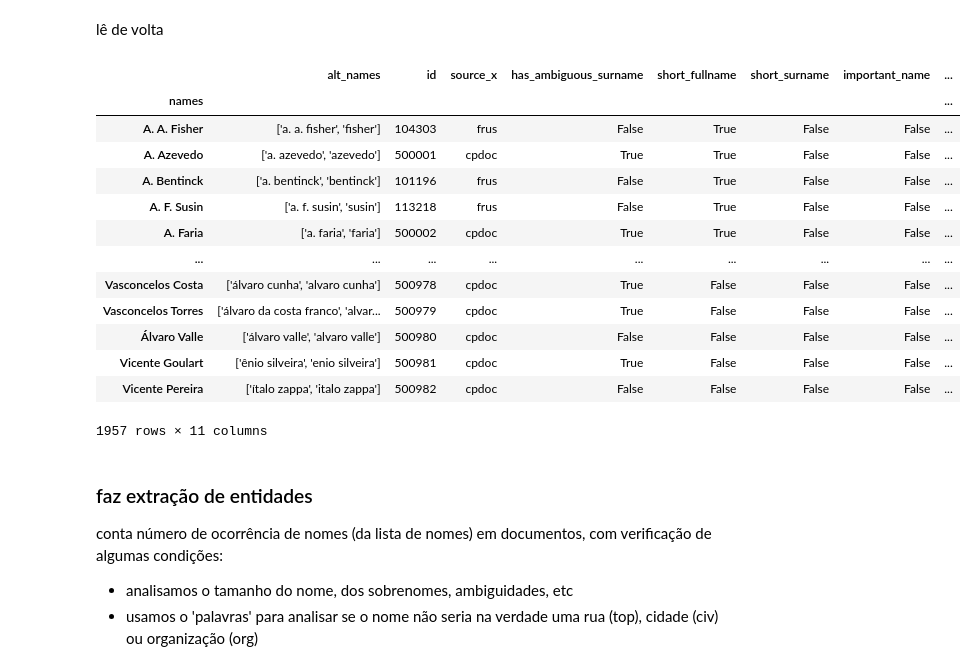
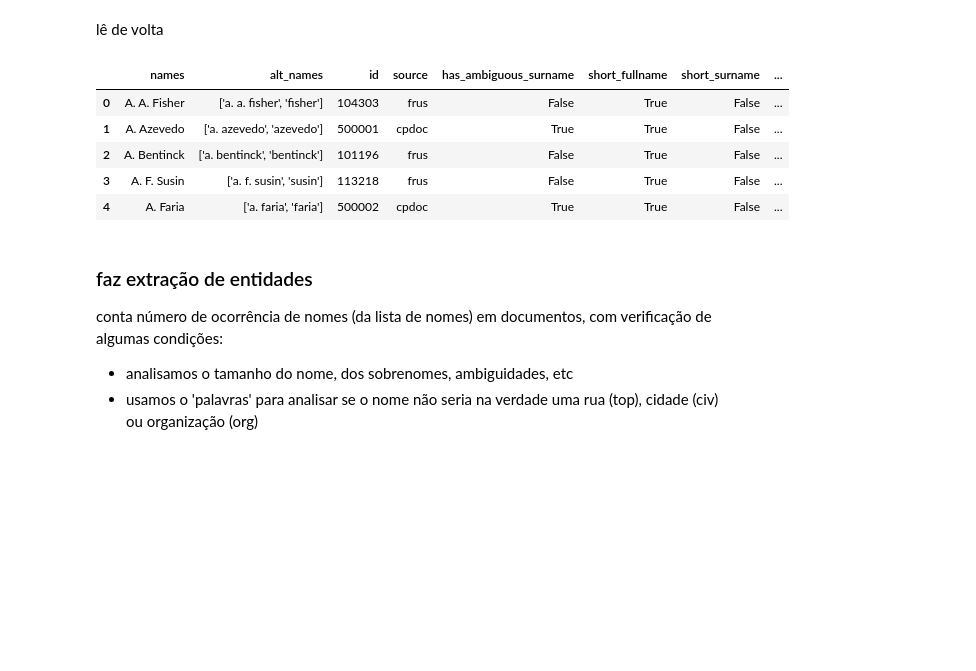
Before and after one commit to Marcelobbr/thesis, a Jupyter notebook: notebooks/05-doc_entities_person_extract_and_store.ipynb, the cells around one changed output. Saved outputs shown, nothing was run; the diff lists cells and outputs as text; code cells hidden in the pictures; blank space fills up the shorter version.

```diff
--- a/notebooks/05-doc_entities_person_extract_and_store.ipynb
+++ b/notebooks/05-doc_entities_person_extract_and_store.ipynb
@@ -812,23 +720,14 @@ names_data.to_csv(file_name)
 lê de volta
 # %%
 names_data = pd.read_csv(file_name)
-names_data = names_data.set_index('names')
-names_data
+names_data.head()
 # %% [output]
-|  | alt_names | id | source_x | has_ambiguous_surname | short_fullname | short_surname | important_name | ... |
-| names |  |  |  |  |  |  |  | ... |
-| A. A. Fisher | ['a. a. fisher', 'fisher'] | 104303 | frus | False | True | False | False | ... |
-| A. Azevedo | ['a. azevedo', 'azevedo'] | 500001 | cpdoc | True | True | False | False | ... |
-| A. Bentinck | ['a. bentinck', 'bentinck'] | 101196 | frus | False | True | False | False | ... |
-| A. F. Susin | ['a. f. susin', 'susin'] | 113218 | frus | False | True | False | False | ... |
-| A. Faria | ['a. faria', 'faria'] | 500002 | cpdoc | True | True | False | False | ... |
-| ... | ... | ... | ... | ... | ... | ... | ... | ... |
-| Vasconcelos Costa | ['álvaro cunha', 'alvaro cunha'] | 500978 | cpdoc | True | False | False | False | ... |
-| Vasconcelos Torres | ['álvaro da costa franco', 'alvar... | 500979 | cpdoc | True | False | False | False | ... |
-| Álvaro Valle | ['álvaro valle', 'alvaro valle'] | 500980 | cpdoc | False | False | False | False | ... |
-| Vicente Goulart | ['ênio silveira', 'enio silveira'] | 500981 | cpdoc | True | False | False | False | ... |
-| Vicente Pereira | ['ítalo zappa', 'italo zappa'] | 500982 | cpdoc | False | False | False | False | ... |
+|  | names | alt_names | id | source | has_ambiguous_surname | short_fullname | short_surname | ... |
+| 0 | A. A. Fisher | ['a. a. fisher', 'fisher'] | 104303 | frus | False | True | False | ... |
+| 1 | A. Azevedo | ['a. azevedo', 'azevedo'] | 500001 | cpdoc | True | True | False | ... |
+| 2 | A. Bentinck | ['a. bentinck', 'bentinck'] | 101196 | frus | False | True | False | ... |
+| 3 | A. F. Susin | ['a. f. susin', 'susin'] | 113218 | frus | False | True | False | ... |
+| 4 | A. Faria | ['a. faria', 'faria'] | 500002 | cpdoc | True | True | False | ... |
-1957 rows × 11 columns
 # %% [markdown]
 ### faz extração de entidades
 conta número de ocorrência de nomes (da lista de nomes) em documentos, com verificação de algumas condições:
```
Also changed, not shown: parts of 23 cells of this notebook.
